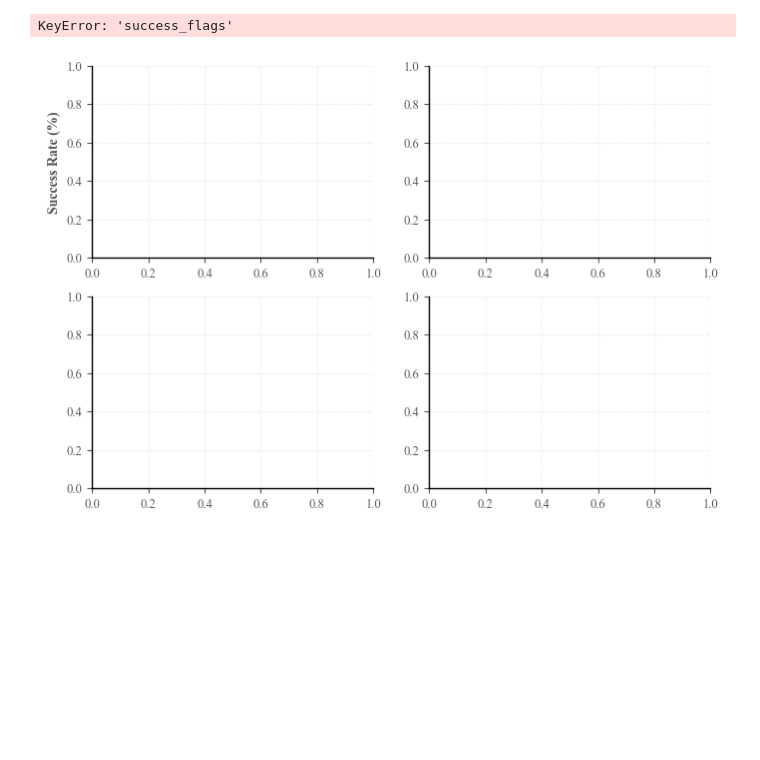
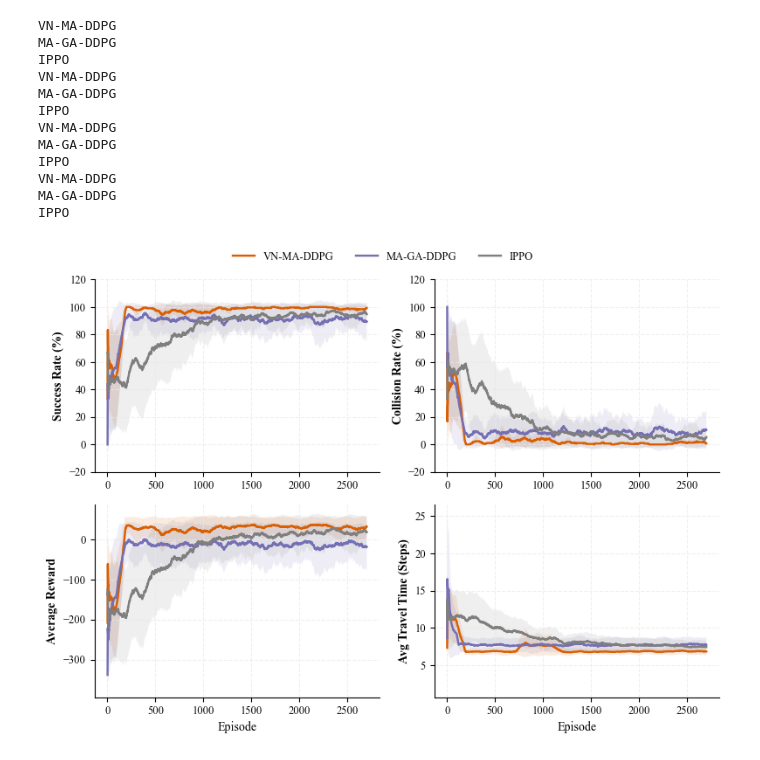
Before and after one commit to DRL-Research/RL, a Jupyter notebook: analyze_results.ipynb, the cells around one changed output. Saved outputs shown, nothing was run; the diff lists cells and outputs as text; code cells hidden in the pictures; blank space fills up the shorter version.

```diff
--- a/analyze_results.ipynb
+++ b/analyze_results.ipynb
@@ -34,7 +34,7 @@ NUM_EPISODES = 2700
 WINDOW_SIZE = 100
 
 ALGORITHMS = {
-    "MAPS": "experiment",
+    # "MAPS": "experiment",
     "VN-MA-DDPG": "vn_maddpg",
     "MA-GA-DDPG": "ma_ga_ddpg",
     "IPPO": "ippo"
@@ -42,13 +42,13 @@ ALGORITHMS = {
 
 # High-contrast, colorblind-friendly academic palette
 COLORS = {
-    "MAPS": "#008080",          # Deep Teal (Primary Method Accent)
+    # "MAPS": "#008080",          # Deep Teal (Primary Method Accent)
     "VN-MA-DDPG": "#d95f02",    # Burnt Orange (Strong Contrast Baseline)
     "MA-GA-DDPG": "#7570b3",    # Slate Blue/Purple (Secondary Baseline)
     "IPPO": "#7f7f7f"           # Neutral Grey (Standard Simple Baseline)
 }
 
-experiment_name = "ippo_3_seeds_2700_episodes"
+experiment_name = "3_baselines_3_seeds_2700_episodes"
 
 # --- DATA LOADING ---
 results_raw = {
@@ -78,11 +78,12 @@ results_processed = {}
 for alg_name in ALGORITHMS:
 
     # Track the raw directory source name separately
+    # source_name = alg_name
+    # if alg_name == "MAPS":
+    #     source_name = "VN-MA-DDPG"
+    # elif alg_name == "VN-MA-DDPG":
+    #     source_name = "MAPS"
     source_name = alg_name
-    if alg_name == "MAPS":
-        source_name = "VN-MA-DDPG"
-    elif alg_name == "VN-MA-DDPG":
-        source_name = "MAPS"
 
     results_processed[alg_name] = {}
     for metric_name in ["episode_rewards", "success_flags", "collision_flags", "episode_lengths"]:
@@ -139,32 +140,43 @@ for metric_key, ylabel, ax in metrics:
 
         mean_smooth = compute_rolling_avg(mean_raw, WINDOW_SIZE)
         std_smooth = compute_rolling_avg(std_raw, WINDOW_SIZE)
 
         line, = ax.plot(episodes_x, mean_smooth, label=alg_name, color=color, linewidth=1.75)
 
         ax.fill_between(
             episodes_x,
             mean_smooth - std_smooth,
             mean_smooth + std_smooth,
             color=color,
             alpha=0.12,         # Slightly lowered alpha to keep overlapping regions readable
             edgecolor="none"
         )
 
         # Populate uniform global legend handles on the first loop
         if metric_key == "success_flags":
             legend_lines.append(line)
             legend_labels.append(alg_name)
 
 # Single unified clean legend row placed globally above plots
 fig.legend(legend_lines, legend_labels, loc='upper center', bbox_to_anchor=(0.5, 1.05), ncol=4, frameon=False)
 
 plt.tight_layout()
 
 # Export strictly as high-density vector format for LaTeX templates
 os.makedirs("plots", exist_ok=True)
 plt.savefig("plots/algorithm_comparison.pdf", dpi=300, bbox_inches="tight")
 plt.show()
 # %% [output]
-KeyError: 'success_flags'
+VN-MA-DDPG
+MA-GA-DDPG
+IPPO
+VN-MA-DDPG
+MA-GA-DDPG
+IPPO
+VN-MA-DDPG
+MA-GA-DDPG
+IPPO
+VN-MA-DDPG
+MA-GA-DDPG
+IPPO
-[figure, old version]
+[figure, new version]
```
Also changed, not shown: 1 other file.
